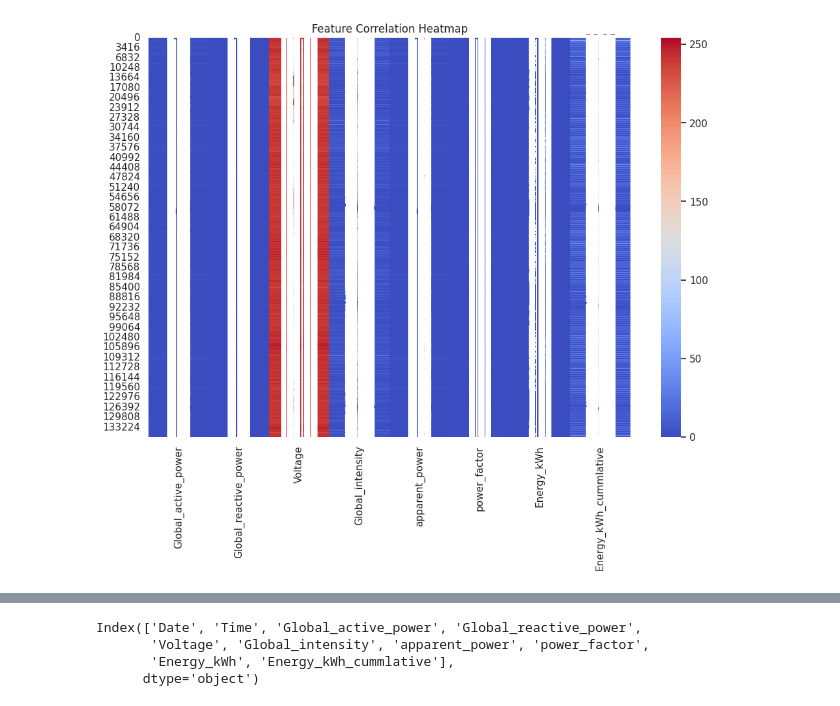
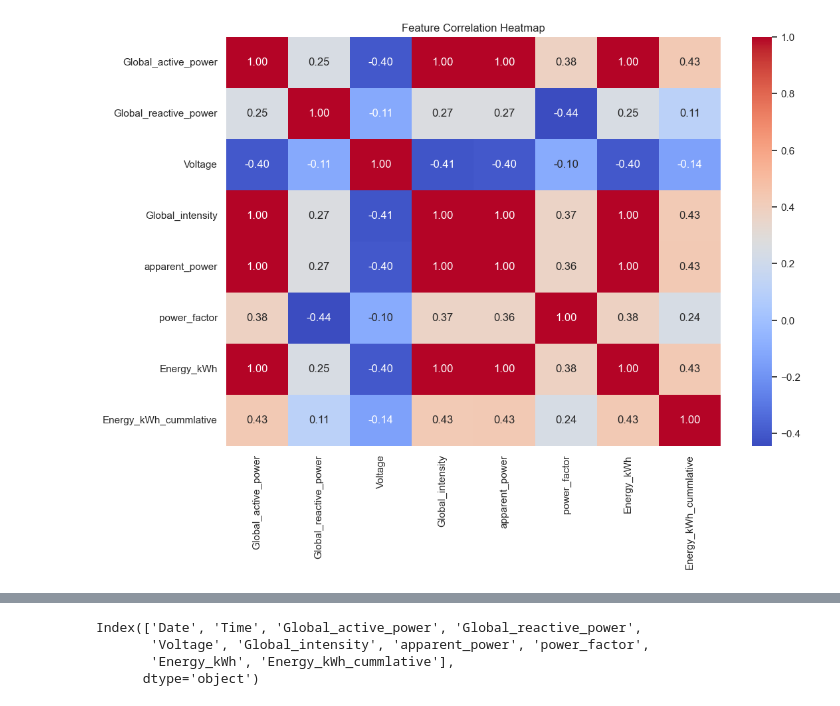
Before and after one commit to Noorpr/Project-DEPI, a Jupyter notebook: Induvidual_household_Visualisation.ipynb, the cells around one changed output, grey strips where cells are left out. Drawn from its saved outputs; the diff is of its cells as text; code cells hidden in the pictures.

Commit message:
update the visualisation

```diff
--- a/Induvidual_household_Visualisation.ipynb
+++ b/Induvidual_household_Visualisation.ipynb
@@ -21,7 +23,7 @@ import pandas as pd
 import matplotlib.pyplot as plt
 import seaborn as sns
 # %%
-file_path = "/content/resampled_15min_data.csv"
+file_path = "resampled_15min_data.csv"
 df = pd.read_csv(file_path)
 # %%
 sns.set(style="whitegrid")
@@ -44,11 +46,11 @@ for col in df.select_dtypes(include=['float64', 'int64']).columns:
 # %%
 #df = df.drop(columns=['ID'])
 plt.figure(figsize=(12, 8))
-sns.heatmap(df.select_dtypes(include=['float64', 'int64']), annot=True, cmap='coolwarm', fmt='.2f')
+sns.heatmap(df.select_dtypes(include=['float64', 'int64']).corr(), annot=True, cmap='coolwarm', fmt='.2f')
 plt.title("Feature Correlation Heatmap")
 plt.show()
 # %% [output]
-[figure, old version]
+[figure, new version]
 # %%
 for col in df.select_dtypes(include=['float64', 'int64']).columns:
     plt.figure(figsize=(8, 5))
```
Also changed, not shown: parts of 4 cells of this notebook.
